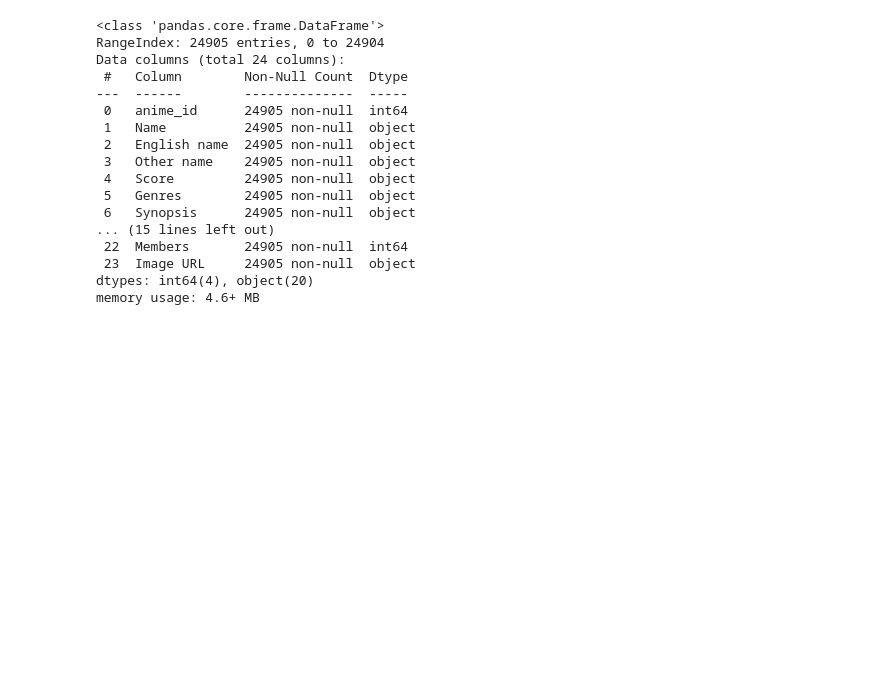
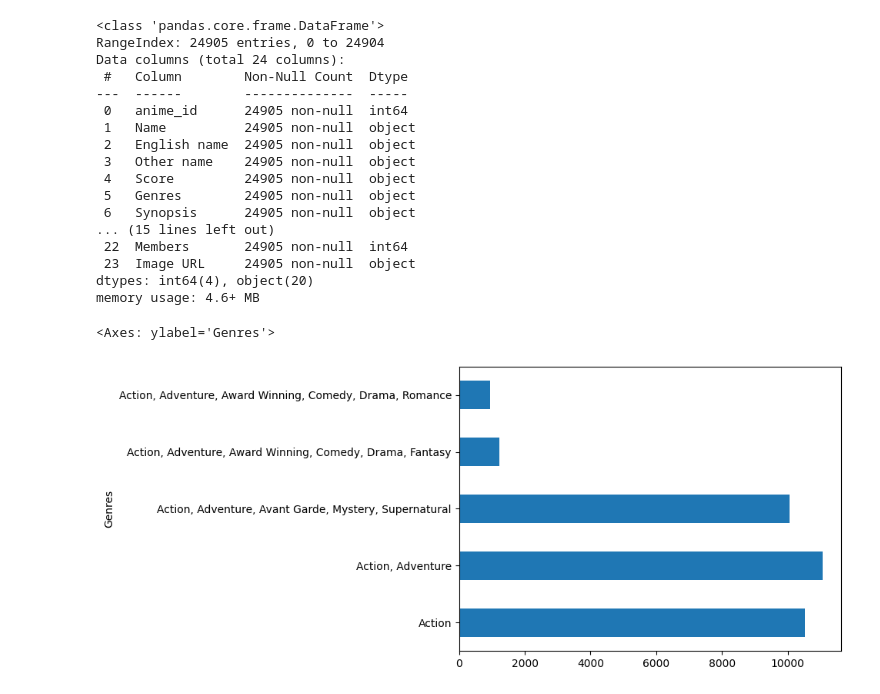
Before and after one commit to pullz6/Anime_Recommendor, a Jupyter notebook: Anime_Recs_Model_EDA.ipynb, the cells around one changed output. Saved outputs shown, nothing was run; the diff lists cells and outputs as text; code cells hidden in the pictures; blank space fills up the shorter version.

```diff
--- a/Anime_Recs_Model_EDA.ipynb
+++ b/Anime_Recs_Model_EDA.ipynb
@@ -218,3 +218,9 @@ Data columns (total 24 columns):
  23  Image URL     24905 non-null  object
 dtypes: int64(4), object(20)
 memory usage: 4.6+ MB
+# %%
+#Plotting Some EDA
+df_new.groupby('Genres')['Popularity'].mean().head(5).plot(kind='barh')
+# %% [output]
+<Axes: ylabel='Genres'>
+[figure, added]
```
Also changed, not shown: parts of 2 cells of this notebook.
